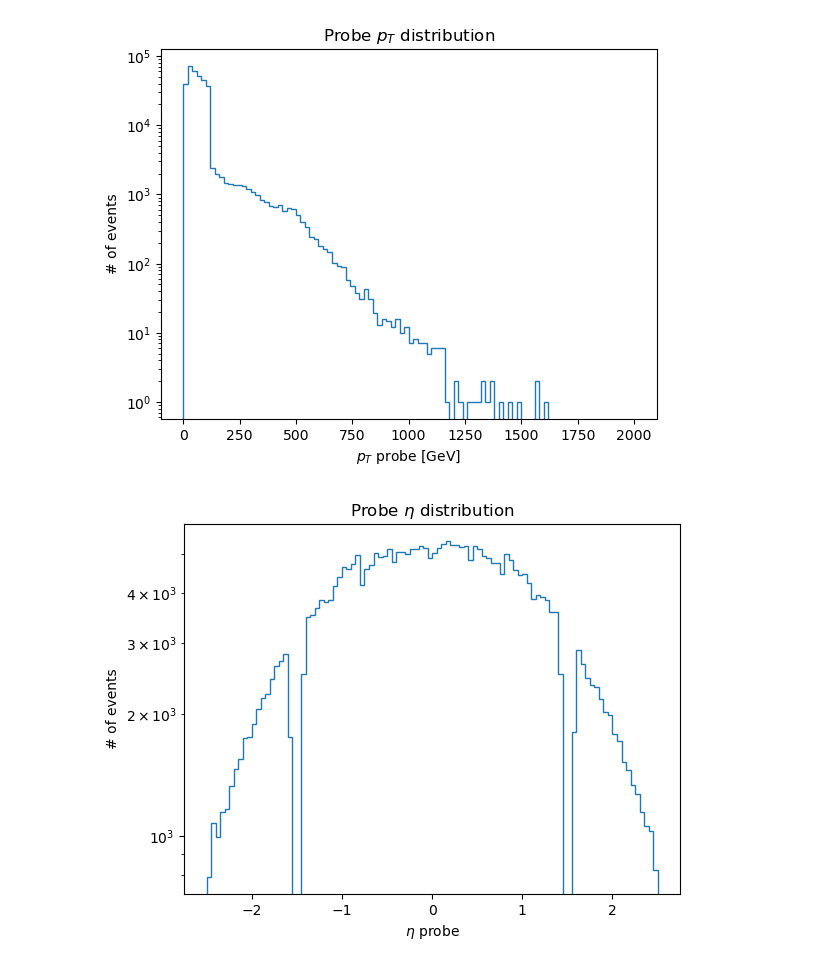
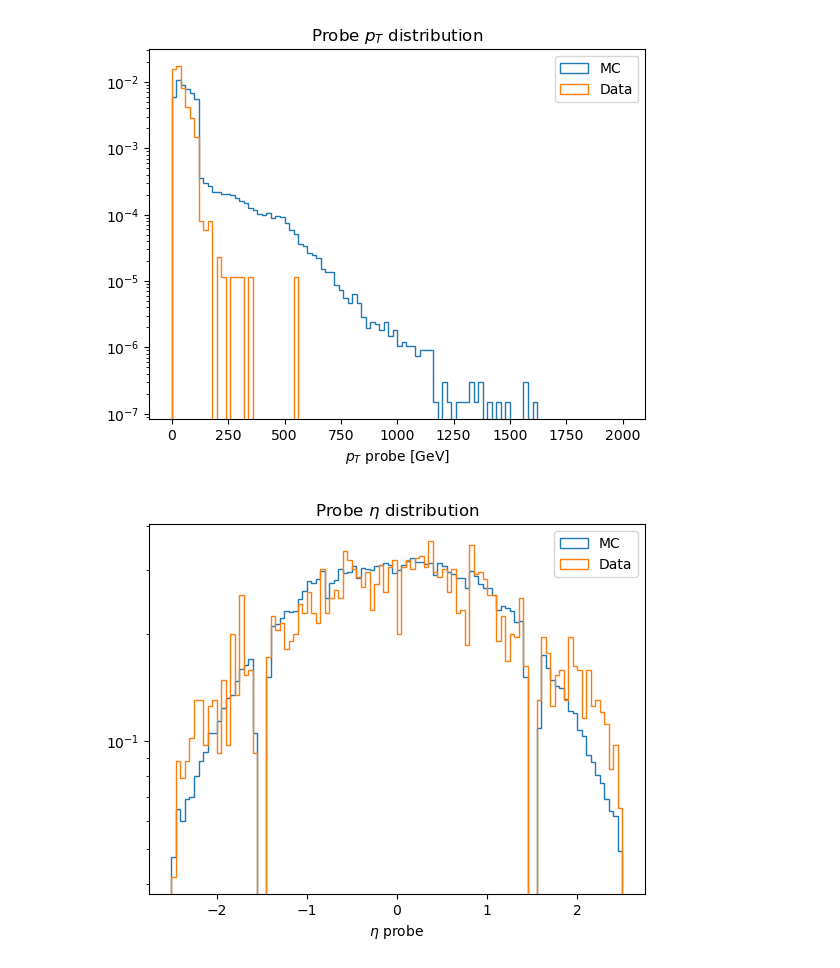
Before and after one commit to XinyiXu03/CMS_Suu_charge_misID, a Jupyter notebook: charge_misID_fraction.ipynb, the cells around one changed output. Drawn from its saved outputs; the diff is of its cells as text; code cells hidden in the pictures.

```diff
--- a/charge_misID_fraction.ipynb
+++ b/charge_misID_fraction.ipynb
@@ -5,6 +5,8 @@ import awkward as ak
 import hist.dask as hda
 import dask_awkward as dak
 import numpy as np
+
+
 
 from coffea import processor
 from coffea.nanoevents.methods import candidate
@@ -17,13 +19,27 @@ from coffea.dataset_tools import (
 from distributed import Client
 client = Client("tls://localhost:8786")
 
+from coffea.lumi_tools import LumiMask
+from coffea.nanoevents import NanoAODSchema
+
+GOLDEN_JSON = "Golden_data.json"
 
 class MyProcessor(processor.ProcessorABC):
-    def __init__(self):
-        pass
+    def __init__(self, golden_json=None):
+        self._mask = LumiMask(golden_json) if golden_json else None
 
     def process(self, events):
         dataset = events.metadata['dataset']
+        is_data = (dataset == "data")
+
+        # --- DATA-only lumi mask bookkeeping ---
+        n0 = len(events.event)
+        if is_data and (self._mask is not None):
+            good = self._mask(events.run, events.luminosityBlock)
+            n_keep = ak.count_nonzero(good)
+            events = events[good]
+        else:
+            n_keep = ak.count_nonzero(ak.ones_like(events.event, dtype=bool))
         #print(events.fields)
         #event level cuts
         # apply trigger selection: `HLT_Ele115_CaloIdVT_GsfTrkIdT` OT `HLT_Photon200`
@@ -205,8 +221,8 @@ class MyProcessor(processor.ProcessorABC):
                 "probe_cand_check": probe_cand_check,
                 "probe_check": probe_check,
                 "ele2_after_eta_trasition_cut_check": ele2_after_eta_trasition_cut_check,
-
-                #"charge": hist,
+                "n0": n0,
+                "n_keep": n_keep,
     }
 
     def postprocess(self, accumulator):
@@ -455,30 +653,34 @@ plt.show()
 # %%
 # check pT and eta distribution of the probe e
 import numpy as np
 import matplotlib.pyplot as plt
 
 bins_pt_check = np.linspace(0, 2000, 101)
 
 plt.figure()
-plt.hist(pt_probe, bins=bins_pt_check, histtype="step")
+plt.hist(mc_pt_probe, bins=bins_pt_check, density=True, histtype="step", label="MC")
+plt.hist(data_pt_probe, bins=bins_pt_check, density=True, histtype="step", label="Data")
 plt.xlabel(r"$p_T$ probe [GeV]")
-plt.ylabel("# of events")
+#plt.ylabel("# of events")
 plt.yscale("log")
 plt.title("Probe $p_T$ distribution")
+plt.legend()
 plt.show()
 
 
 bins_eta_check = np.linspace(-2.5, 2.5, 101)
 plt.figure()
-plt.hist(eta_probe, bins=bins_eta_check, histtype="step")
+plt.hist(mc_eta_probe, bins=bins_eta_check, density=True, histtype="step", label="MC")
+plt.hist(data_eta_probe, bins=bins_eta_check, density=True, histtype="step", label="Data")
 plt.xlabel(r"$\eta$ probe")
-plt.ylabel("# of events")
+#plt.ylabel("# of events")
 plt.yscale("log")
-plt.title("Probe $\eta$ distribution")
+plt.title(r"Probe $\eta$ distribution")
+plt.legend()
 plt.show()
 # %% [output]
-[figure, old version]
+[figure, new version]
-[figure, old version]
+[figure, new version]
 # %%
 # calculate epsilon_2: (++)/((++)+(--))
 # %%
```
Also changed, not shown: parts of 13 cells of this notebook.
